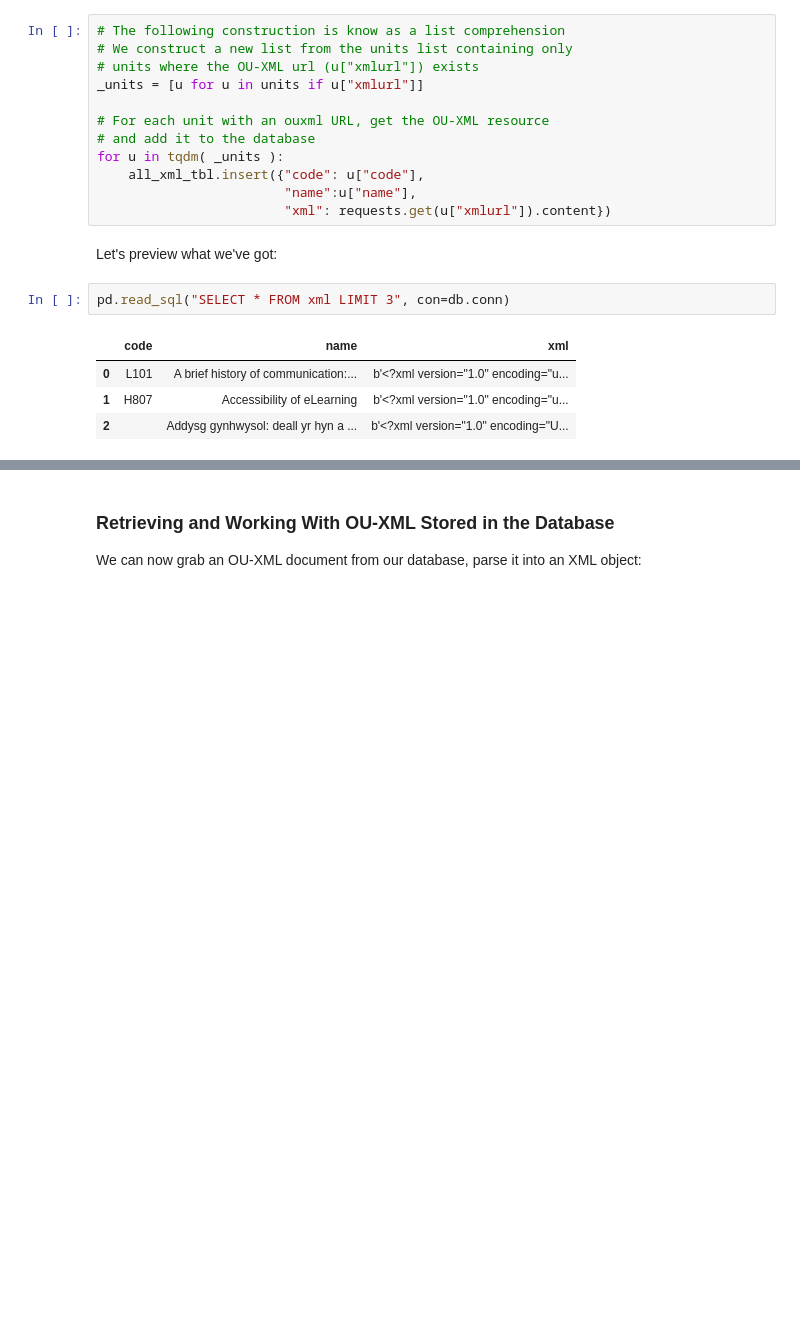
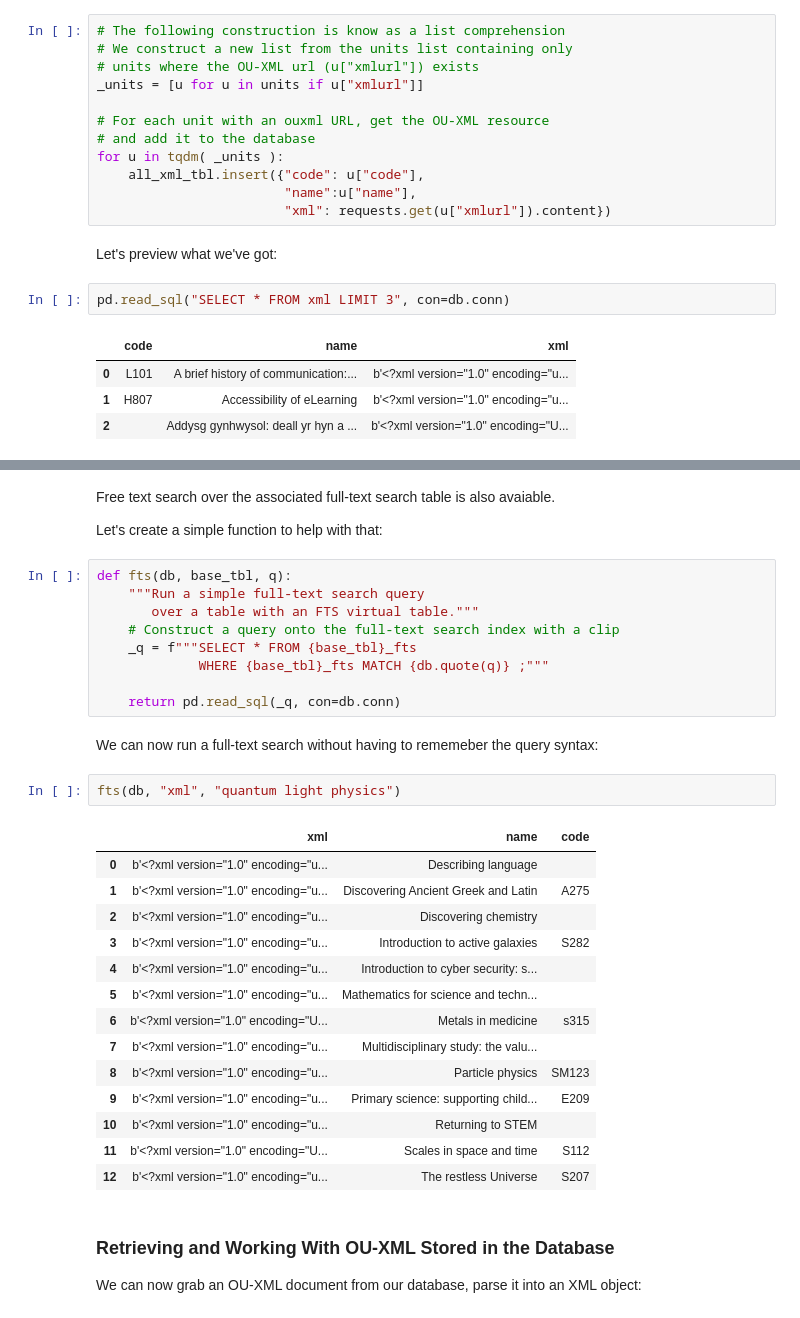
Before and after one commit to innovationOUtside/openlearnCurriculumAssets, a Jupyter notebook: src/scraping_openlearn.ipynb, the cells around one changed output, grey strips where cells are left out. Saved outputs shown, nothing was run; the diff lists cells and outputs as text; blank space fills up the shorter version.

```diff
--- a/src/scraping_openlearn.ipynb
+++ b/src/scraping_openlearn.ipynb
@@ -280,3 +294,35 @@ pd.read_sql("SELECT * FROM xml LIMIT 3", con=db.conn)
+# %% [markdown]
+Free text search over the associated full-text search table is also avaiable.
+
+Let's create a simple function to help with that:
+# %%
+def fts(db, base_tbl, q):
+    """Run a simple full-text search query
+       over a table with an FTS virtual table."""
+    # Construct a query onto the full-text search index with a clip
+    _q = f"""SELECT * FROM {base_tbl}_fts
+             WHERE {base_tbl}_fts MATCH {db.quote(q)} ;"""
+
+    return pd.read_sql(_q, con=db.conn)
+# %% [markdown]
+We can now run a full-text search without having to rememeber the query syntax:
+# %%
+fts(db, "xml", "quantum light physics")
+# %% [output]
+|  | xml | name | code |
+| 0 | b'<?xml version="1.0" encoding="u... | Describing language |  |
+| 1 | b'<?xml version="1.0" encoding="u... | Discovering Ancient Greek and Latin | A275 |
+| 2 | b'<?xml version="1.0" encoding="u... | Discovering chemistry |  |
+| 3 | b'<?xml version="1.0" encoding="u... | Introduction to active galaxies | S282 |
+| 4 | b'<?xml version="1.0" encoding="u... | Introduction to cyber security: s... |  |
+| 5 | b'<?xml version="1.0" encoding="u... | Mathematics for science and techn... |  |
+| 6 | b'<?xml version="1.0" encoding="U... | Metals in medicine | s315 |
+| 7 | b'<?xml version="1.0" encoding="u... | Multidisciplinary study: the valu... |  |
+| 8 | b'<?xml version="1.0" encoding="u... | Particle physics | SM123 |
+| 9 | b'<?xml version="1.0" encoding="u... | Primary science: supporting child... | E209 |
+| 10 | b'<?xml version="1.0" encoding="u... | Returning to STEM |  |
+| 11 | b'<?xml version="1.0" encoding="U... | Scales in space and time | S112 |
+| 12 | b'<?xml version="1.0" encoding="u... | The restless Universe | S207 |
 # %% [markdown]
 ### Retrieving and Working With OU-XML Stored in the Database
 
```
Also changed, not shown: parts of 21 cells of this notebook.
